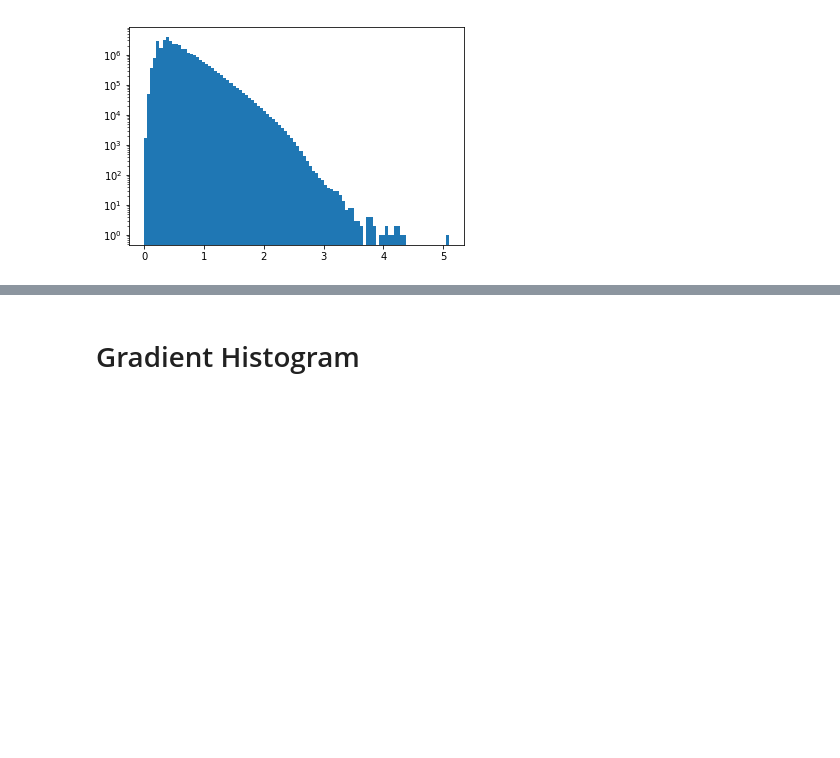
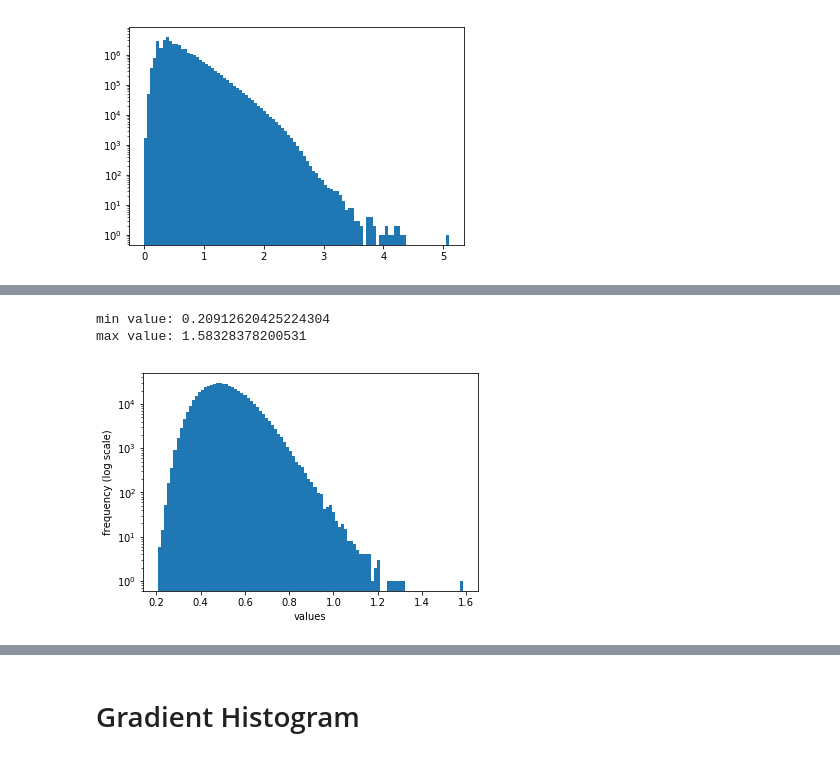
Before and after one commit to sankiteth/ThesisNotebooks, a Jupyter notebook: VisData.ipynb, the cells around one changed output, grey strips where cells are left out. Saved outputs shown, nothing was run; the diff lists cells and outputs as text; code cells hidden in the pictures; blank space fills up the shorter version.

```diff
--- a/VisData.ipynb
+++ b/VisData.ipynb
@@ -90 +113,13 @@ max: 5.092451095581055
+# %%
+plt.hist(X_ln, 100)
+#print("log norm")
+print('min value: {}'.format(np.min(X_ln)))
+print('max value: {}'.format(np.max(X_ln)))
+plt.xlabel('values')
+plt.ylabel('frequency (log scale)')
+plt.yscale('log')
+# %% [output]
+min value: 0.20912620425224304
+max value: 1.58328378200531
+[figure, added]
 # %%
```
Also changed, not shown: parts of 3 cells of this notebook, 1 other file.
